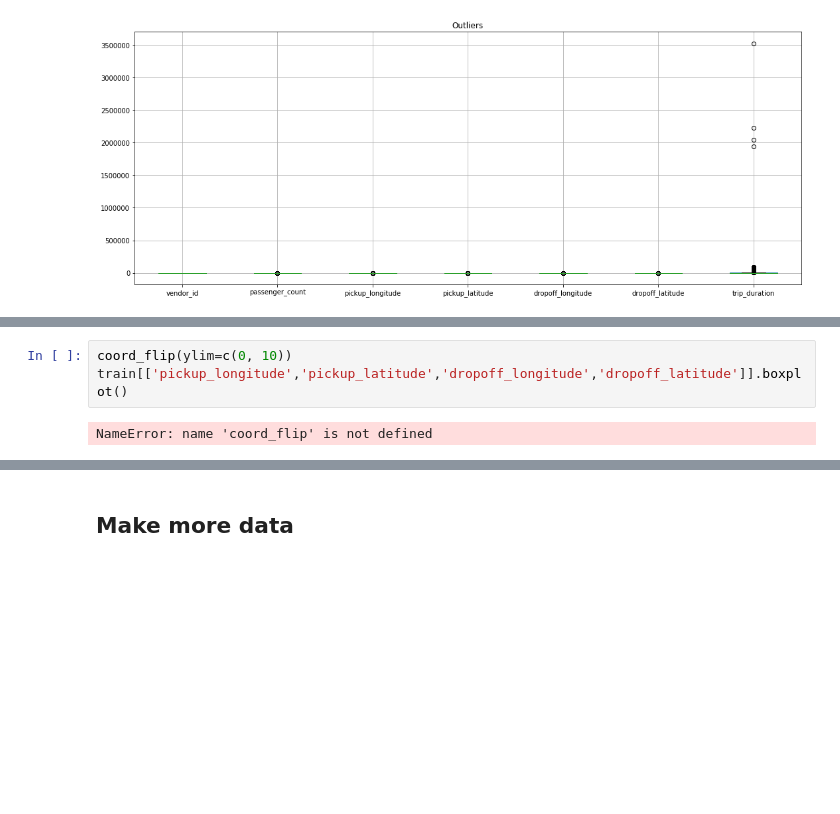
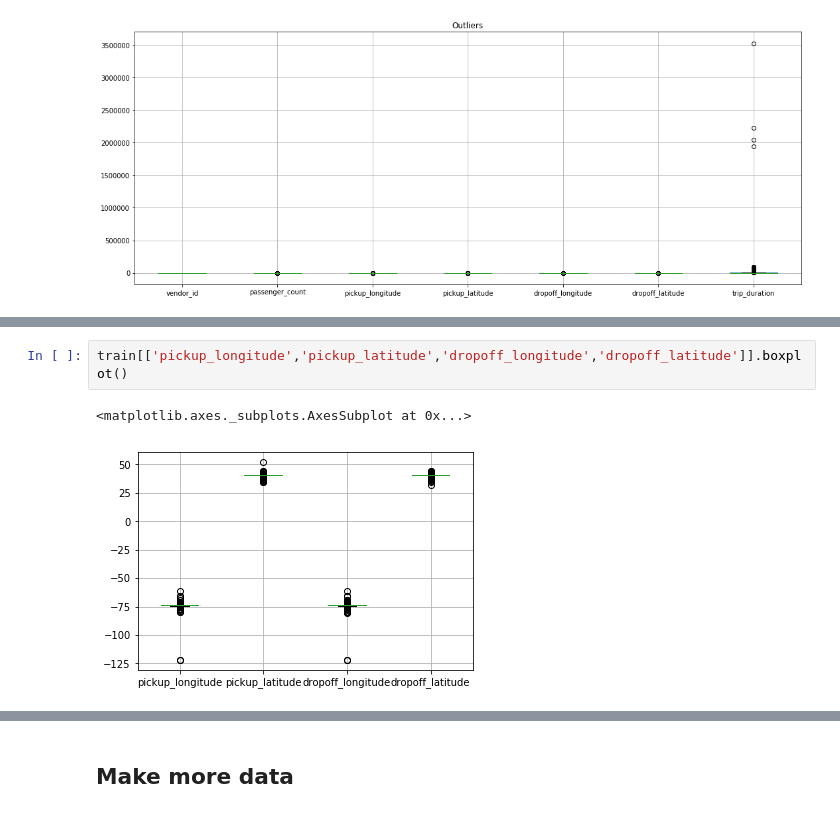
Before and after one commit to darcelvictor/New_York_taxi, a Jupyter notebook: NY Taxi.ipynb, the cells around one changed output, grey strips where cells are left out. Cells and saved outputs as stored; diff of their text form; blank space fills up the shorter version.

```diff
--- a/NY Taxi.ipynb
+++ b/NY Taxi.ipynb
@@ -119,5 +119,5 @@ train.boxplot()
 # %%
-coord_flip(ylim=c(0, 10))
 train[['pickup_longitude','pickup_latitude','dropoff_longitude','dropoff_latitude']].boxplot()
 # %% [output]
-NameError: name 'coord_flip' is not defined
+<matplotlib.axes._subplots.AxesSubplot at 0x...>
+[figure, added]
```
Also changed, not shown: parts of 9 cells of this notebook.
